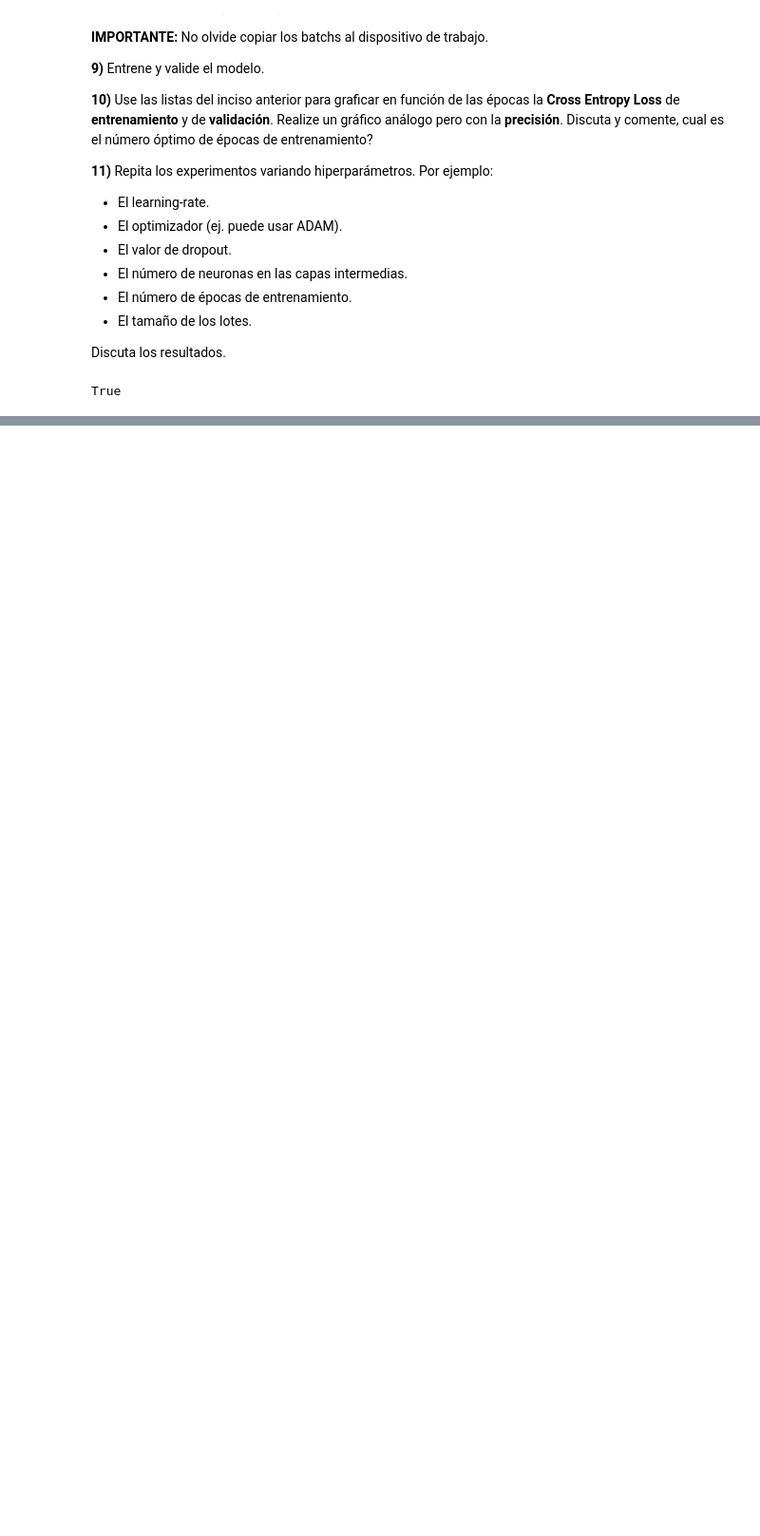
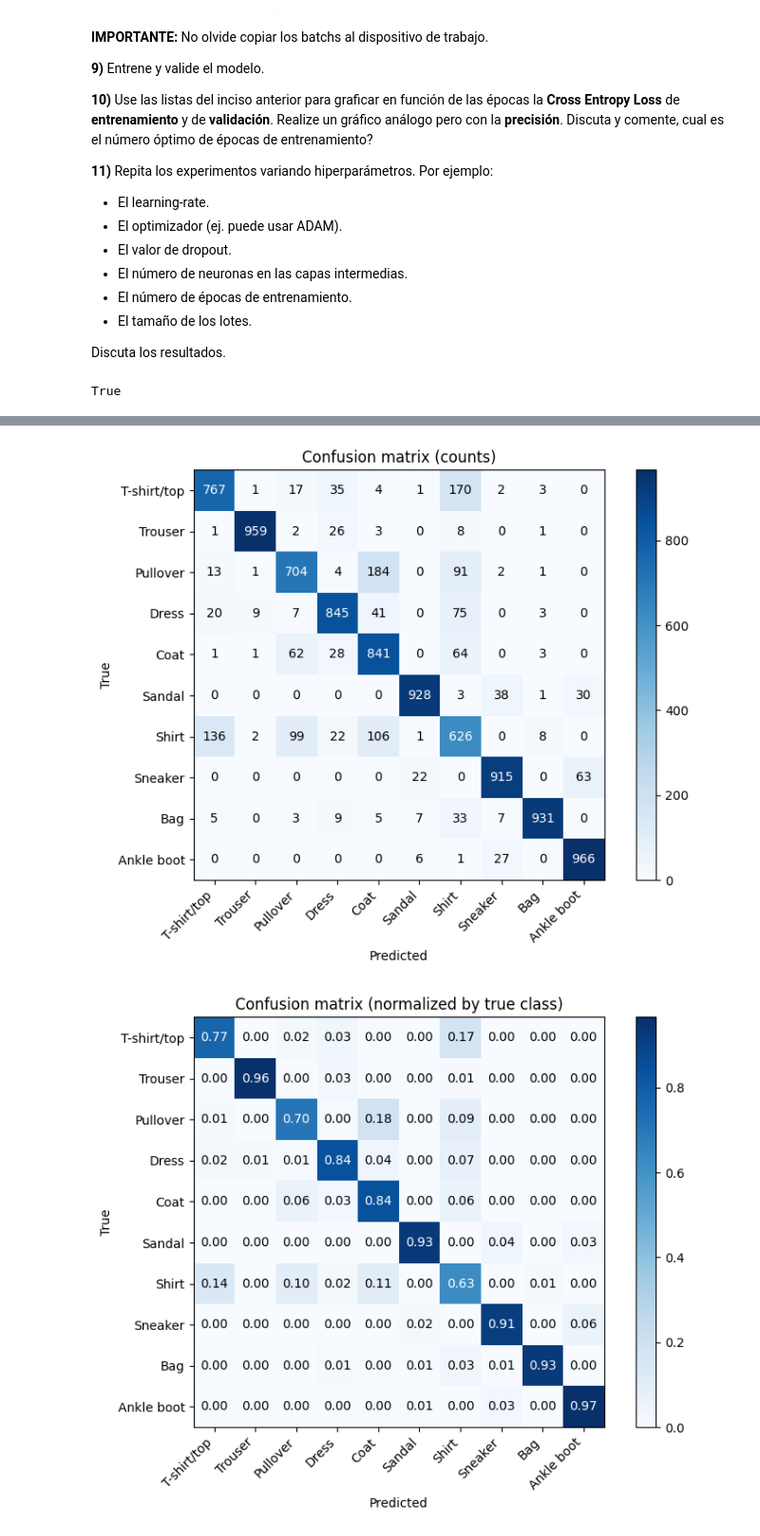
Before and after one commit to Benja2133/Guias-RedesNeuronales, a Jupyter notebook: redes_neuronales_2025_guia_11.ipynb, the cells around one changed output, grey strips where cells are left out. Shown at 95% size. Drawn from its saved outputs; the diff is of its cells as text; code cells hidden in the pictures; blank space fills up the shorter version.

```diff
--- a/redes_neuronales_2025_guia_11.ipynb
+++ b/redes_neuronales_2025_guia_11.ipynb
@@ -565,0 +616,65 @@ plt.show()
+# %%
+# recolectar predicciones y etiquetas verdaderas
+from sklearn.metrics import confusion_matrix
+model.eval()
+y_true = []
+y_pred = []
+with torch.no_grad():
+    for X, y in valid_loader:
+        X, y = X.to(device), y.to(device)
+        out = model(X)
+        preds = out.argmax(dim=1)
+        y_true.append(y.cpu().numpy())
+        y_pred.append(preds.cpu().numpy())
+
+y_true = np.concatenate(y_true)
+y_pred = np.concatenate(y_pred)
+
+# matriz de confusión (conteos)
+cm = confusion_matrix(y_true, y_pred, labels=list(range(10)))
+
+# plot de la matriz de confusión (conteos)
+fig, ax = plt.subplots(figsize=(8,6))
+cax = ax.imshow(cm, interpolation='nearest', cmap=plt.cm.Blues)
+plt.colorbar(cax, ax=ax)
+classes = [label_dict[i] for i in range(10)]
+ax.set_xticks(np.arange(len(classes)))
+ax.set_yticks(np.arange(len(classes)))
+ax.set_xticklabels(classes, rotation=45, ha='right')
+ax.set_yticklabels(classes)
+ax.set_xlabel('Predicted')
+ax.set_ylabel('True')
+ax.set_title('Confusion matrix (counts)')
+# Anotar celdas
+thresh = cm.max() / 2.
+for i in range(cm.shape[0]):
+    for j in range(cm.shape[1]):
+        ax.text(j, i, format(cm[i, j], 'd'),
+                ha="center", va="center",
+                color="white" if cm[i, j] > thresh else "black")
+plt.tight_layout()
+
+# matriz de confusión normalizada por fila (recall por clase)
+cm_norm = cm.astype(float) / (cm.sum(axis=1, keepdims=True) + 1e-12)
+
+fig, ax = plt.subplots(figsize=(8,6))
+cax = ax.imshow(cm_norm, interpolation='nearest', cmap=plt.cm.Blues)
+plt.colorbar(cax, ax=ax)
+ax.set_xticks(np.arange(len(classes)))
+ax.set_yticks(np.arange(len(classes)))
+ax.set_xticklabels(classes, rotation=45, ha='right')
+ax.set_yticklabels(classes)
+ax.set_xlabel('Predicted')
+ax.set_ylabel('True')
+ax.set_title('Confusion matrix (normalized by true class)')
+# Anotar celdas con porcentaje
+for i in range(cm_norm.shape[0]):
+    for j in range(cm_norm.shape[1]):
+        ax.text(j, i, f"{cm_norm[i, j]:.2f}",
+                ha="center", va="center",
+                color="white" if cm_norm[i, j] > 0.5 else "black")
+plt.tight_layout()
+plt.show()
+# %% [output]
+[figure, added]
+[figure, added]
```
Also changed, not shown: parts of 12 cells of this notebook, 24 other files.
